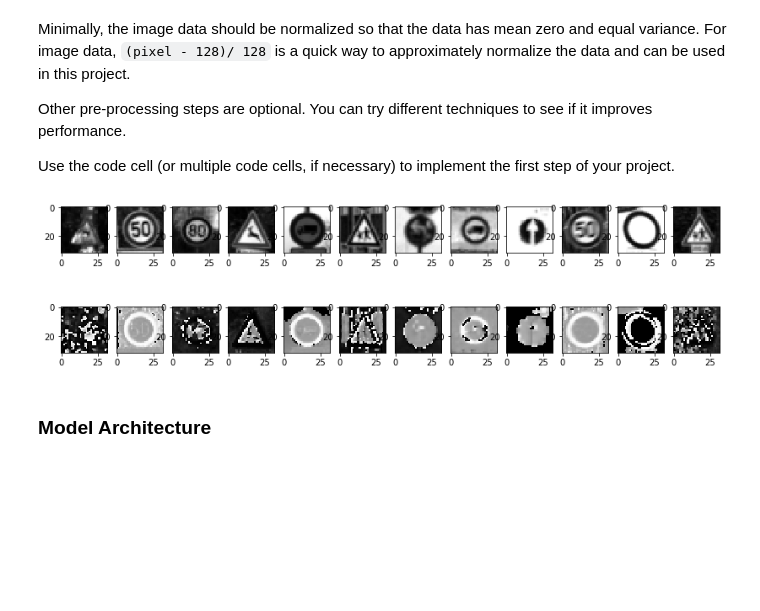
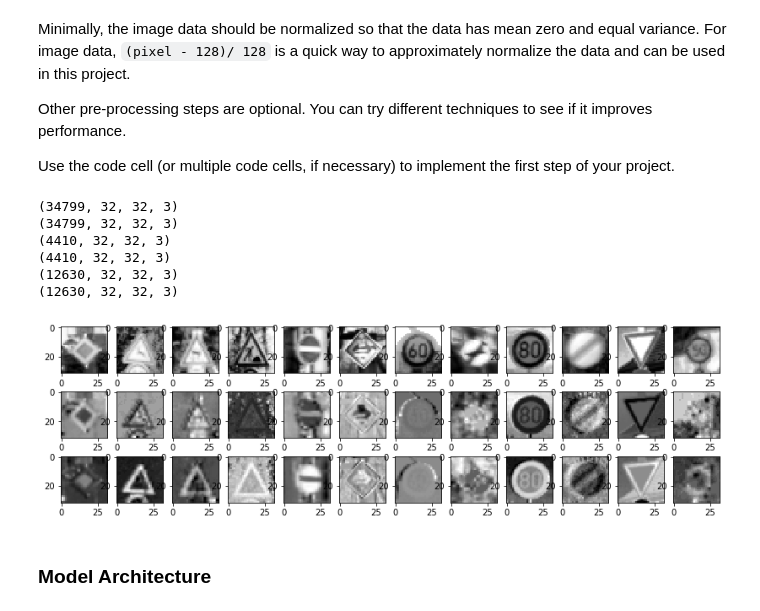
Before and after one commit to cazacov/CarND-Traffic-Sign-Classifier-Project, a Jupyter notebook: Traffic_Sign_Classifier.ipynb, the cells around one changed output. Cells and saved outputs as stored; diff of their text form; code cells hidden in the pictures; blank space fills up the shorter version.

```diff
--- a/Traffic_Sign_Classifier.ipynb
+++ b/Traffic_Sign_Classifier.ipynb
@@ -179,49 +192,56 @@ Use the code cell (or multiple code cells, if necessary) to implement the first
 # %%
 ### Preprocess the data here. It is required to normalize the data. Other preprocessing steps could include
 ### converting to grayscale, etc.
 ### Feel free to use as many code cells as needed.
 import pickle
 import matplotlib
+import cv2
 
 def preprocess(rgb_images):
-    # Convert images to grayscale
-    gray = np.dot(rgb_images[...,:3], [0.299, 0.587, 0.114])
 
-    # Extract Hue channel from HSV color space
-    hsv = matplotlib.colors.rgb_to_hsv(rgb_images / 255)
-    h_channel = hsv[...,:1]
-    # Normalize
-    h_channel = h_channel * 2 - 1
+    result = np.empty_like(rgb_images, dtype = np.float32)
+    print(rgb_images.shape)
+    print(result.shape)
 
-    # Add color dimension of size 1
-    gray_4d = gray.reshape((-1,32,32,1))
-    # Normalize
-    normalized = (gray_4d - 128) / 128.0
+    for i in range(len(rgb_images)):
+        image = rgb_images[i]
+        yuv = cv2.cvtColor(image, cv2.COLOR_BGR2YUV)
+        yuv[:,:,0] = cv2.equalizeHist(yuv[:,:,0])
+        yuv = (yuv - 128.0) / 128.0
+        #print(yuv[:,:,0])
+        result[i,:,:,:] = yuv
 
-    gray_h = np.stack((normalized, h_channel), axis = 3).squeeze();
+    return result
 
-    #print(gray_h.shape)
 
-    return gray_h, gray
+X_train_p = preprocess(X_train)
+X_valid_p = preprocess(X_valid)
+X_test_p = preprocess(X_test)
 
-X_train_p, gray = preprocess(X_train)
-X_valid_p, dummy = preprocess(X_valid)
-X_test_p, dummy = preprocess(X_test)
+#print (X_train_p[0])
 
 
 y_train_p = np.copy(y_train);
 y_valid_p = np.copy(y_valid);
 y_test_p = np.copy(y_test);
 
+
 # Show some images
-f, axarr = plt.subplots(2,12)
+f, axarr = plt.subplots(3,12)
 for col in range(12):
     index = randint(0,n_train)
-    axarr[0, col].imshow(gray[index], cmap='gray')
-    axarr[1, col].imshow(X_train_p[index,:,:,1:2].squeeze() + 1, cmap='gray')
+    axarr[0, col].imshow(X_train_p[index,:,:,0].squeeze() * 128.0 + 128, cmap='gray')
+    axarr[1, col].imshow(X_train_p[index,:,:,1].squeeze() * 128.0 + 128, cmap='gray')
+    axarr[2, col].imshow(X_train_p[index,:,:,2].squeeze() * 128.0 + 128, cmap='gray')
 plt.show()
 # %% [output]
+(34799, 32, 32, 3)
+(34799, 32, 32, 3)
+(4410, 32, 32, 3)
+(4410, 32, 32, 3)
+(12630, 32, 32, 3)
+(12630, 32, 32, 3)
-[figure, old version]
+[figure, new version]
 # %% [markdown]
 ### Model Architecture
 # %%
```
Also changed, not shown: parts of 3 cells of this notebook.
